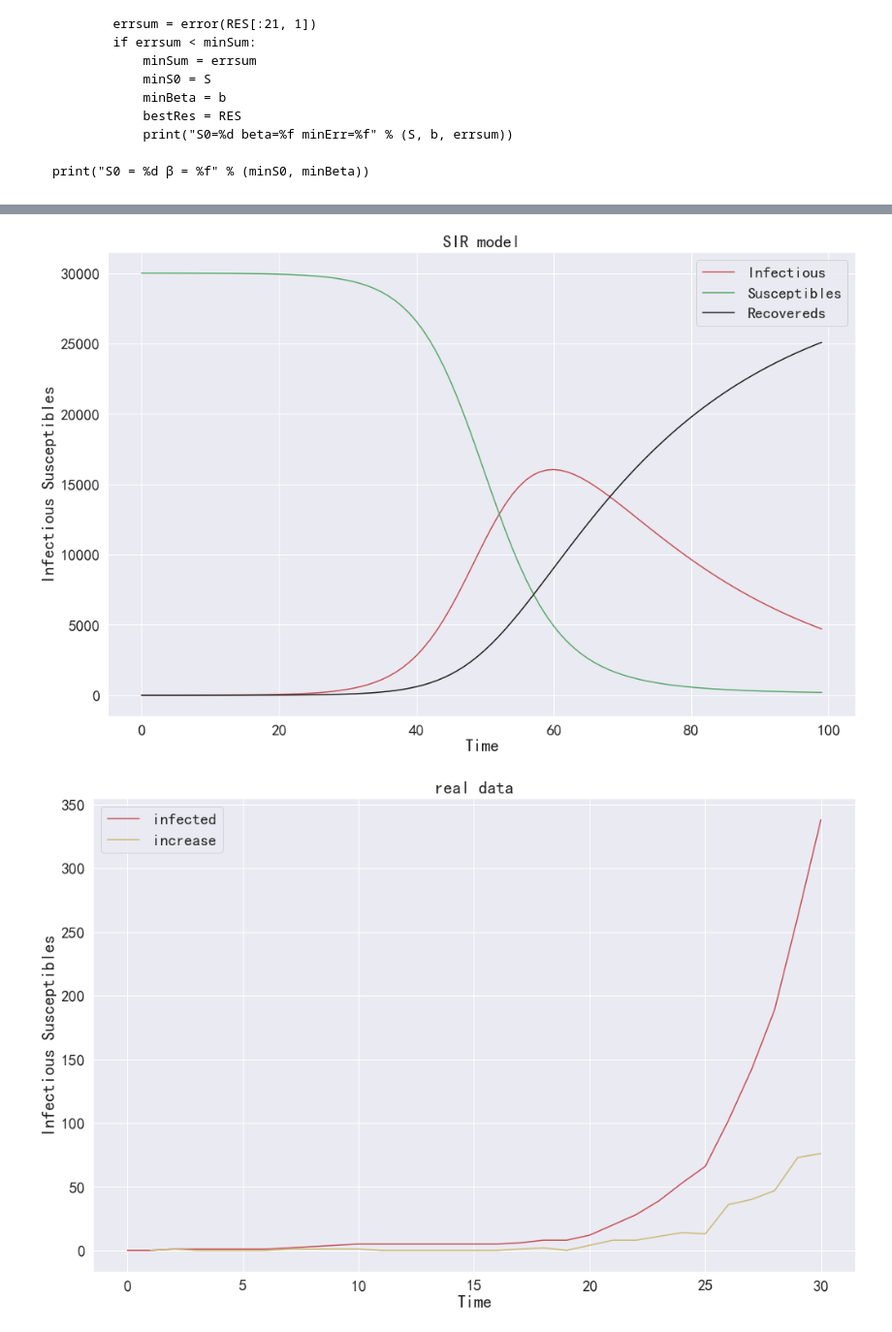
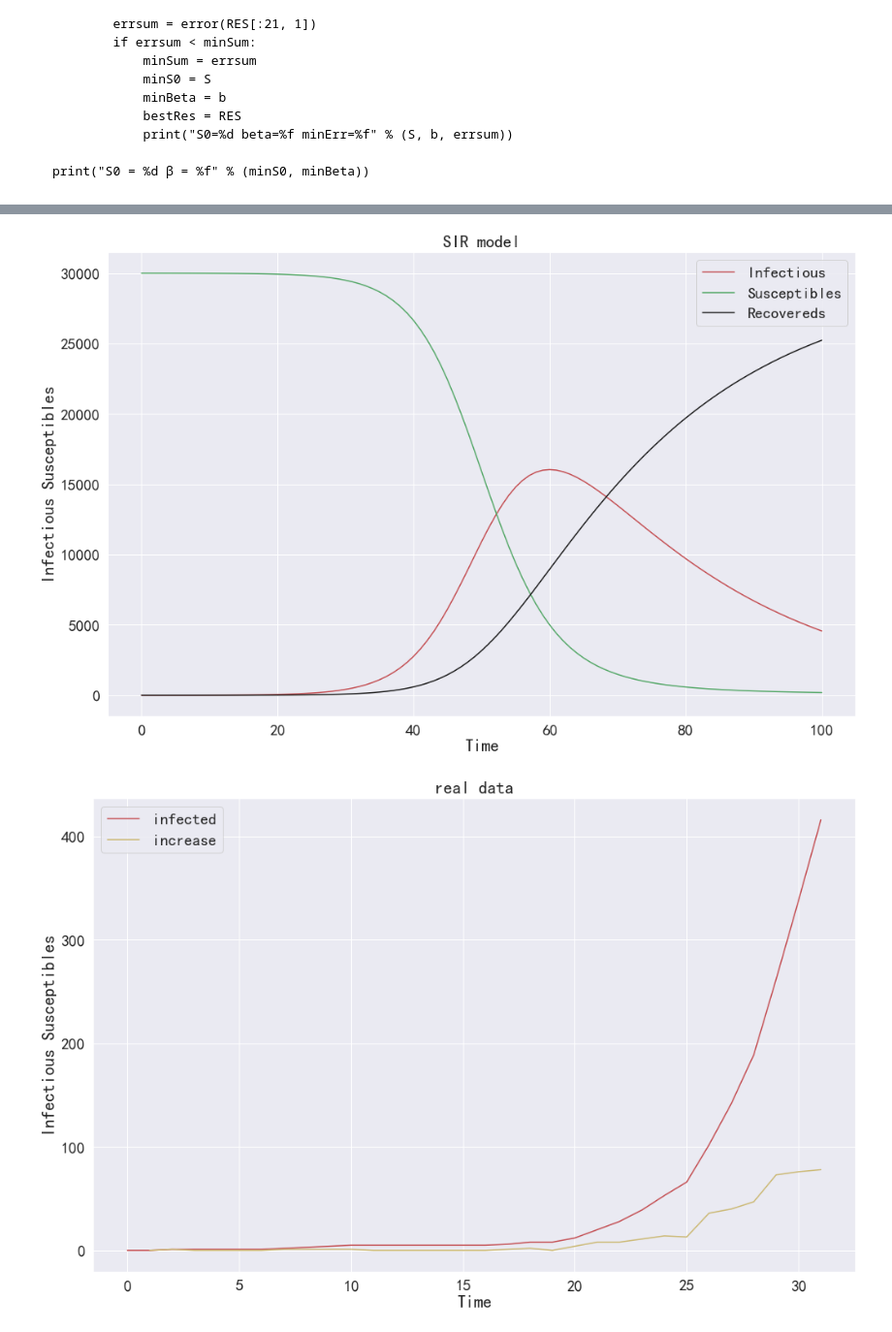
Before and after one commit to KindOPSTAR/COVID-19-NZ-DATA-ANALYSIS, a Jupyter notebook: COVID-19-DATA-NZ.ipynb, the cells around one changed output, grey strips where cells are left out. Shown at 97% size. Cells and saved outputs as stored; diff of their text form; code cells hidden in the pictures.

```diff
--- a/COVID-19-DATA-NZ.ipynb
+++ b/COVID-19-DATA-NZ.ipynb
@@ -317,6 +324,7 @@ if __name__ == "__main__":
     t_start_1 = 0.0
     t_end = ND
     t_inc = TS
+    t_inc_1 = TS1
     t_range = np.arange(t_start, t_end+t_inc, t_inc)
     t_range_1 = np.arange(t_start_1, t_end+t_inc_1, t_inc_1)
     t_range_2 = np.arange(t_start, t_end+t_inc, t_inc)
@@ -357,7 +365,7 @@ if __name__ == "__main__":
 
 
     print("预测最大感染人数:%d 位置:%d" % (RES[:,1].max(), np.argmax(RES[:, 1])))
-    print("预测感染人数:%d 位置:%d" % (RES[30:31,1].max(), 31))
+    print("预测感染人数:%d 位置:%d" % (RES[31:32,1].max(), 32))
 # 将预测值与真实值画到一起
     fig = pl.figure()
     pl.subplot(111)
@@ -375,6 +383,6 @@ if __name__ == "__main__":
     pl.xlabel("Days since the first case confirmed")
     pl.ylabel("Number of confirmed cases in New Zealand")
     pl.savefig("test.png")
-    print("Total of forecast:%d loc:%d" % (RES[30:31,1].max(), 31))
+    print("Total of forecast:%d loc:%d" % (RES[31:32,1].max(), 32))
 # %% [output]
 [3.e+04 1.e+00 0.e+00]
@@ -397,2 +405,2 @@ Total of forecast:421 loc:31
-[figure, old version]
+[figure, new version]
-[figure, old version]
+[figure, new version]
```
Also changed, not shown: parts of 17 cells of this notebook.
